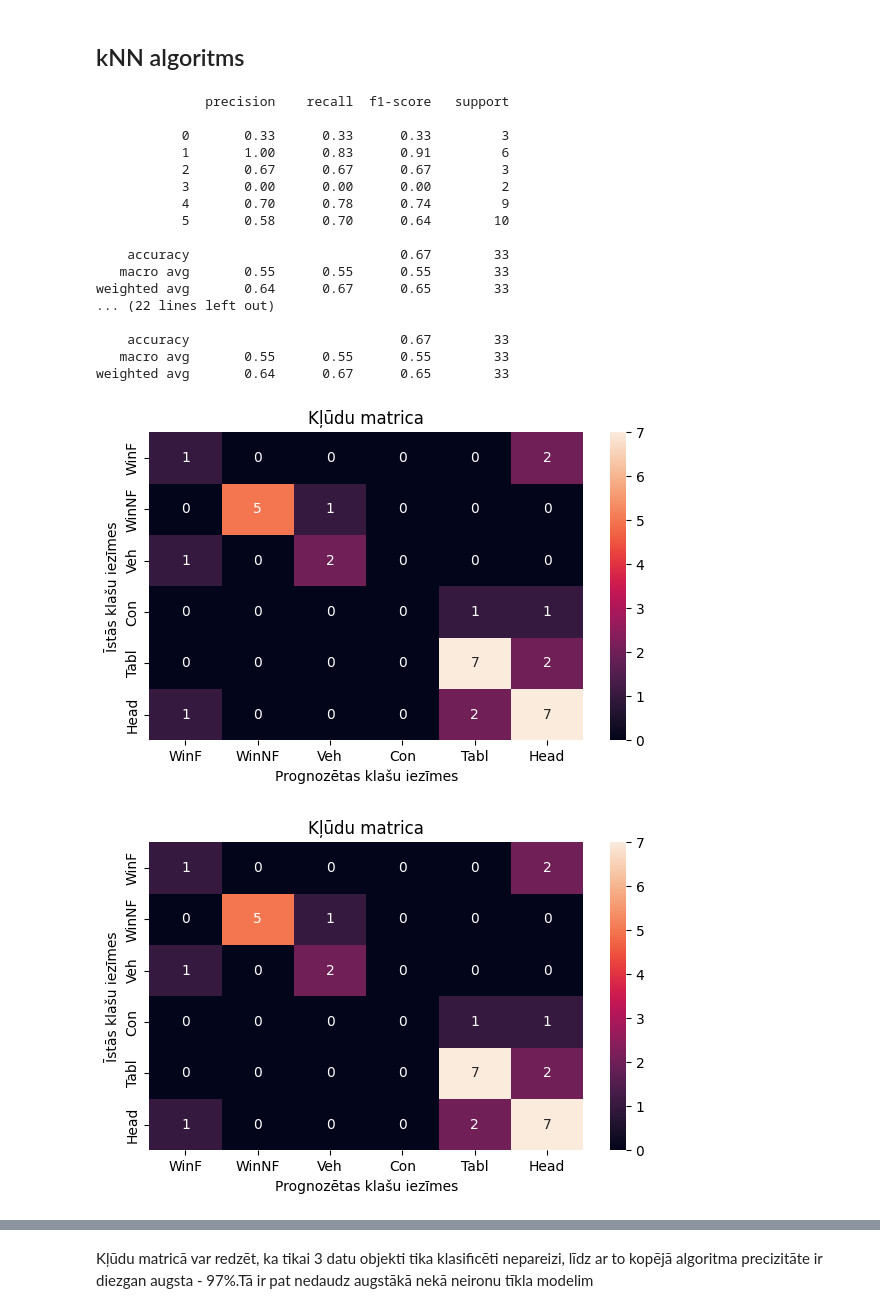
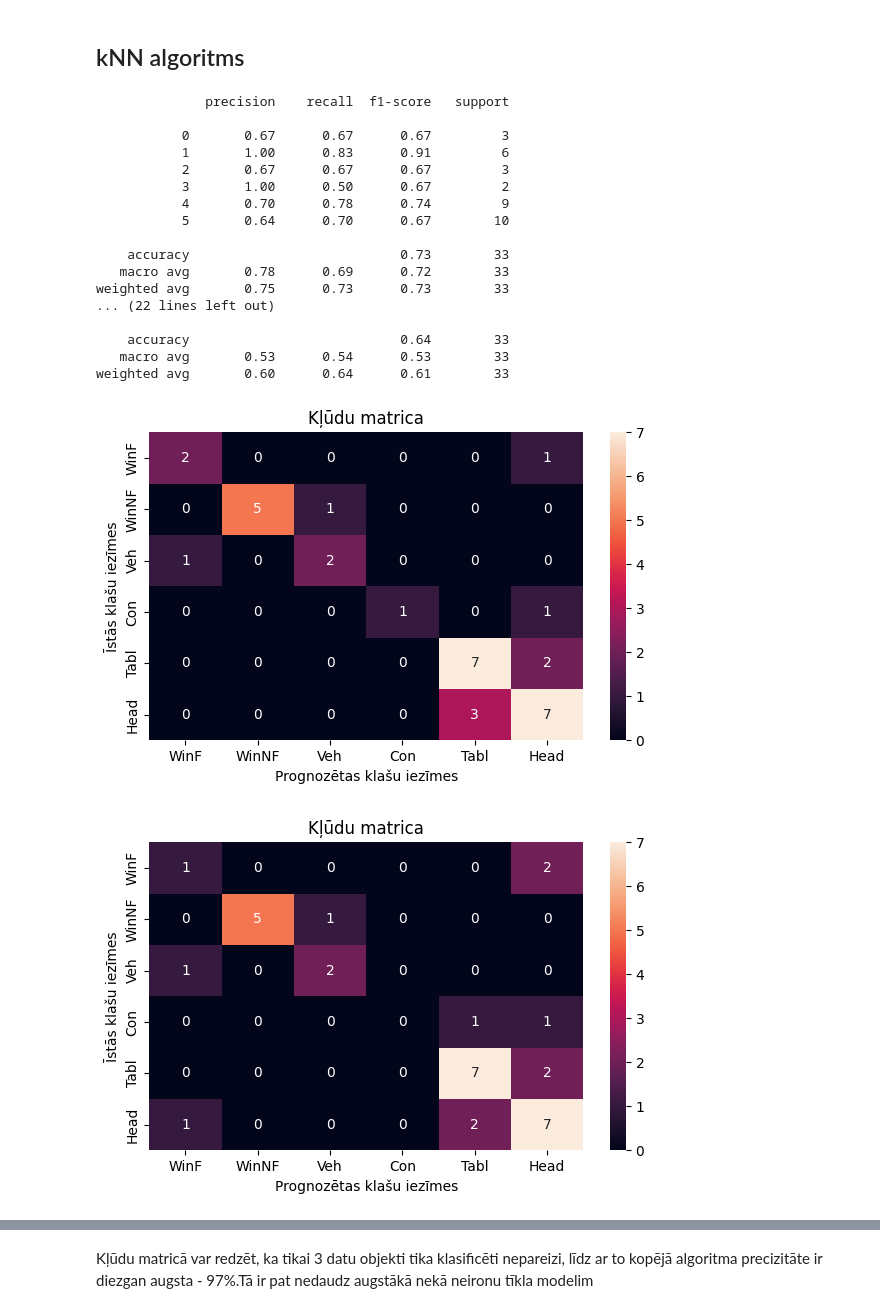
Before and after one commit to ShpionLV/46_Kode, a Jupyter notebook: 46_Kods.ipynb, the cells around one changed output, grey strips where cells are left out. Drawn from its saved outputs; the diff is of its cells as text; code cells hidden in the pictures.

```diff
--- a/46_Kods.ipynb
+++ b/46_Kods.ipynb
@@ -502,7 +502,7 @@ neighbours = [3, 5, 7]
 accuracies = []
 
 for neighbour in neighbours:
-    KNN_MODEL = KNeighborsClassifier(n_neighbors=5)
+    KNN_MODEL = KNeighborsClassifier(n_neighbors=neighbour)
     # Padodam izveidotajam modelim apmācības datu kopu
     KNN_MODEL.fit(X_apmacibas, y_apmacibas)
     # Nosakam klases iezīmes testa datu kopas datu objektiem
@@ -514,41 +514,41 @@ for neighbour in neighbours:
     test_length = report[-2].split(" ")[-1]
     accuracy = (
         report[-4].replace("accuracy", "").replace(test_length, "").replace(" ", "")
     )
     accuracies.append(float(accuracy))
 
     # veidojam kļūdu matricu
     kludu_matrica = confusion_matrix(y_testa, y_prognoze_knn)
     # izvadām kļūdu matricu
     fig, ax = pltb.subplots(figsize=(7, 4))
     sns.heatmap(kludu_matrica, annot=True, fmt="g", ax=ax)
     ax.set_xlabel("Prognozētas klašu iezīmes")
     ax.set_ylabel("Īstās klašu iezīmes")
     ax.set_title("Kļūdu matrica")
     ax.xaxis.set_ticklabels(datu_kopa["type"].unique())
     ax.yaxis.set_ticklabels(datu_kopa["type"].unique())
 
 plt.figure(figsize=(10, 5))
 plt.plot(accuracies)
 plt.xticks(range(len(neighbours)), neighbours)
 plt.show()
 # %% [output]
               precision    recall  f1-score   support
 
-           0       0.33      0.33      0.33         3
+           0       0.67      0.67      0.67         3
            1       1.00      0.83      0.91         6
            2       0.67      0.67      0.67         3
-           3       0.00      0.00      0.00         2
+           3       1.00      0.50      0.67         2
            4       0.70      0.78      0.74         9
-           5       0.58      0.70      0.64        10
+           5       0.64      0.70      0.67        10
 
-    accuracy                           0.67        33
-   macro avg       0.55      0.55      0.55        33
-weighted avg       0.64      0.67      0.65        33
+    accuracy                           0.73        33
+   macro avg       0.78      0.69      0.72        33
+weighted avg       0.75      0.73      0.73        33
 ... (22 lines left out)
 
-    accuracy                           0.67        33
-   macro avg       0.55      0.55      0.55        33
-weighted avg       0.64      0.67      0.65        33
+    accuracy                           0.64        33
+   macro avg       0.53      0.54      0.53        33
+weighted avg       0.60      0.64      0.61        33
-[figure, old version]
+[figure, new version]
 [figure]
```
Also changed, not shown: parts of 1 cell of this notebook.
